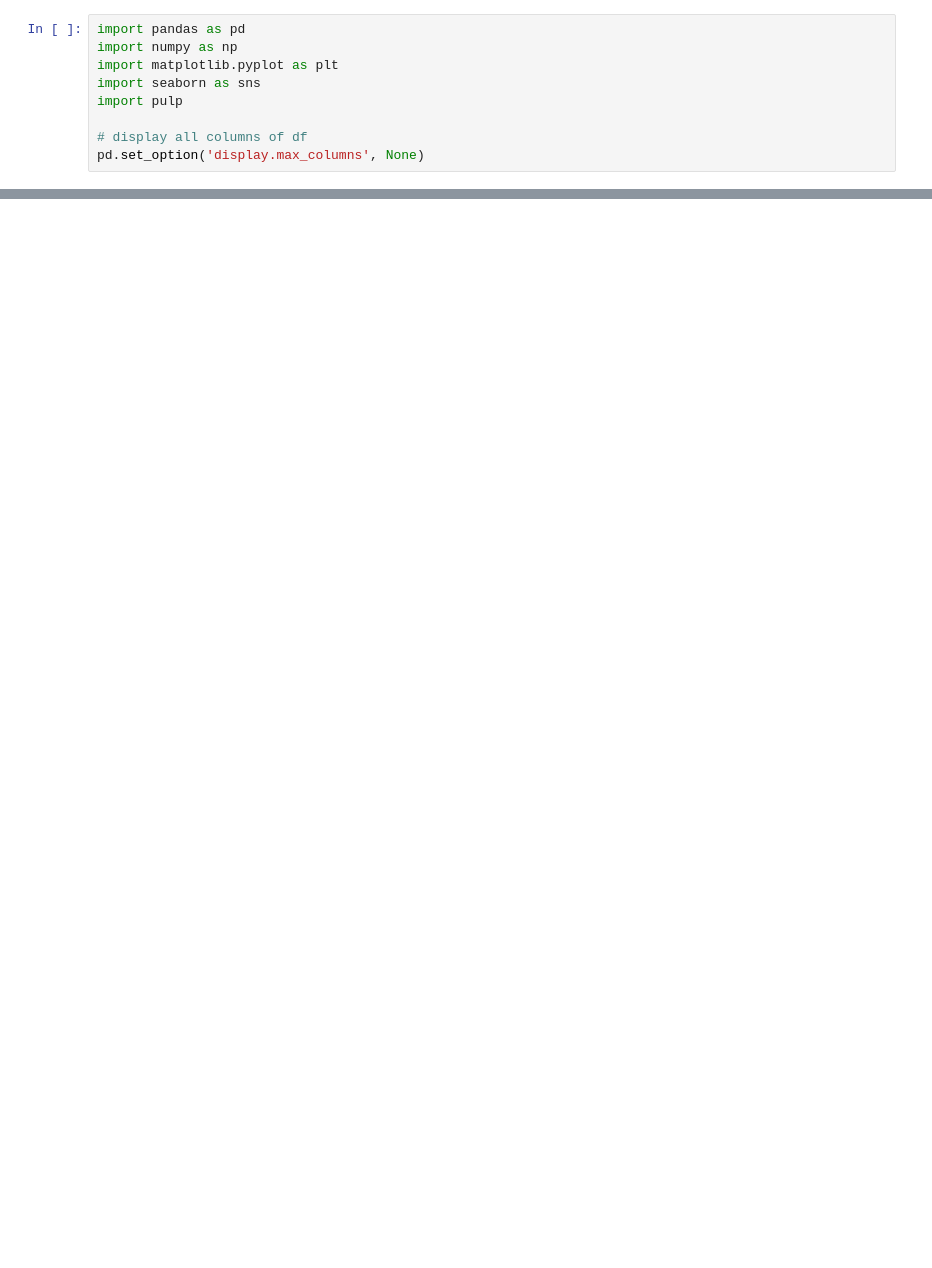
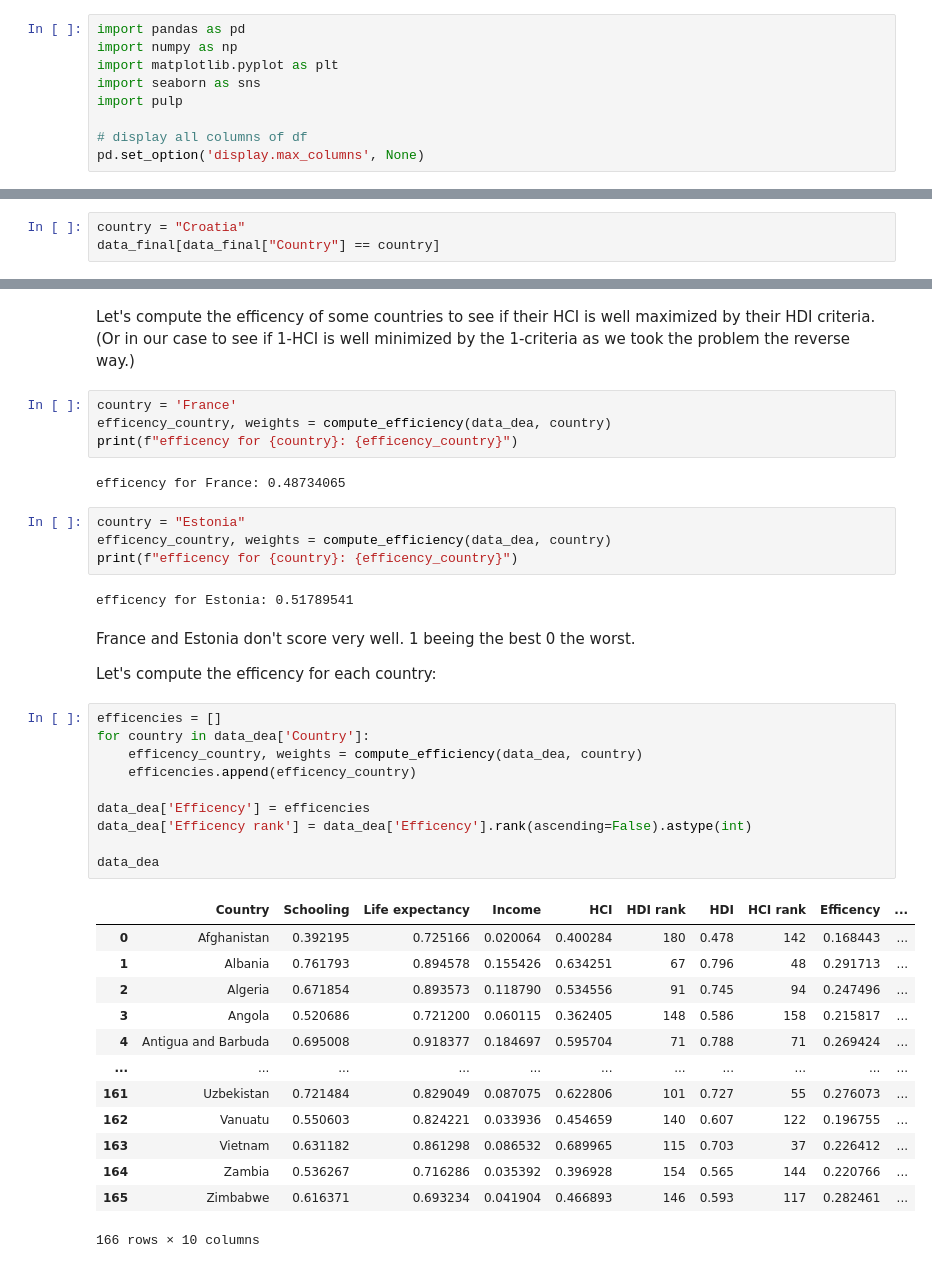
Before and after one commit to JulienDelavande/BE_decision_theory, a Jupyter notebook: BE_decision_theory.ipynb, the cells around one changed output, grey strips where cells are left out. Cells and saved outputs as stored; diff of their text form; blank space fills up the shorter version.

```diff
--- a/BE_decision_theory.ipynb
+++ b/BE_decision_theory.ipynb
@@ -132,0 +264,3 @@ weights_2 = 0.0
+# %%
+country = "Croatia"
+data_final[data_final["Country"] == country]
@@ -132,0 +371,42 @@ weights_2 = 0.0
+# %% [markdown]
+Let's compute the efficency of some countries to see if their HCI is well maximized by their HDI criteria. (Or in our case to see if 1-HCI  is well minimized by the 1-criteria as we took the problem the reverse way.)
+# %%
+country = 'France'
+efficency_country, weights = compute_efficiency(data_dea, country)
+print(f"efficency for {country}: {efficency_country}")
+# %% [output]
+efficency for France: 0.48734065
+# %%
+country = "Estonia"
+efficency_country, weights = compute_efficiency(data_dea, country)
+print(f"efficency for {country}: {efficency_country}")
+# %% [output]
+efficency for Estonia: 0.51789541
+# %% [markdown]
+France and Estonia don't score very well. 1 beeing the best 0 the worst.
+
+Let's compute the efficency for each country:
+# %%
+efficencies = []
+for country in data_dea['Country']:
+    efficency_country, weights = compute_efficiency(data_dea, country)
+    efficencies.append(efficency_country)
+
+data_dea['Efficency'] = efficencies
+data_dea['Efficency rank'] = data_dea['Efficency'].rank(ascending=False).astype(int)
+
+data_dea
+# %% [output]
+|  | Country | Schooling | Life expectancy | Income | HCI | HDI rank | HDI | HCI rank | Efficency | ... |
+| 0 | Afghanistan | 0.392195 | 0.725166 | 0.020064 | 0.400284 | 180 | 0.478 | 142 | 0.168443 | ... |
+| 1 | Albania | 0.761793 | 0.894578 | 0.155426 | 0.634251 | 67 | 0.796 | 48 | 0.291713 | ... |
+| 2 | Algeria | 0.671854 | 0.893573 | 0.118790 | 0.534556 | 91 | 0.745 | 94 | 0.247496 | ... |
+| 3 | Angola | 0.520686 | 0.721200 | 0.060115 | 0.362405 | 148 | 0.586 | 158 | 0.215817 | ... |
+| 4 | Antigua and Barbuda | 0.695008 | 0.918377 | 0.184697 | 0.595704 | 71 | 0.788 | 71 | 0.269424 | ... |
+| ... | ... | ... | ... | ... | ... | ... | ... | ... | ... | ... |
+| 161 | Uzbekistan | 0.721484 | 0.829049 | 0.087075 | 0.622806 | 101 | 0.727 | 55 | 0.276073 | ... |
+| 162 | Vanuatu | 0.550603 | 0.824221 | 0.033936 | 0.454659 | 140 | 0.607 | 122 | 0.196755 | ... |
+| 163 | Vietnam | 0.631182 | 0.861298 | 0.086532 | 0.689965 | 115 | 0.703 | 37 | 0.226412 | ... |
+| 164 | Zambia | 0.536267 | 0.716286 | 0.035392 | 0.396928 | 154 | 0.565 | 144 | 0.220766 | ... |
+| 165 | Zimbabwe | 0.616371 | 0.693234 | 0.041904 | 0.466893 | 146 | 0.593 | 117 | 0.282461 | ... |
+166 rows × 10 columns
```
Also changed, not shown: parts of 51 cells of this notebook, 13 other files.
